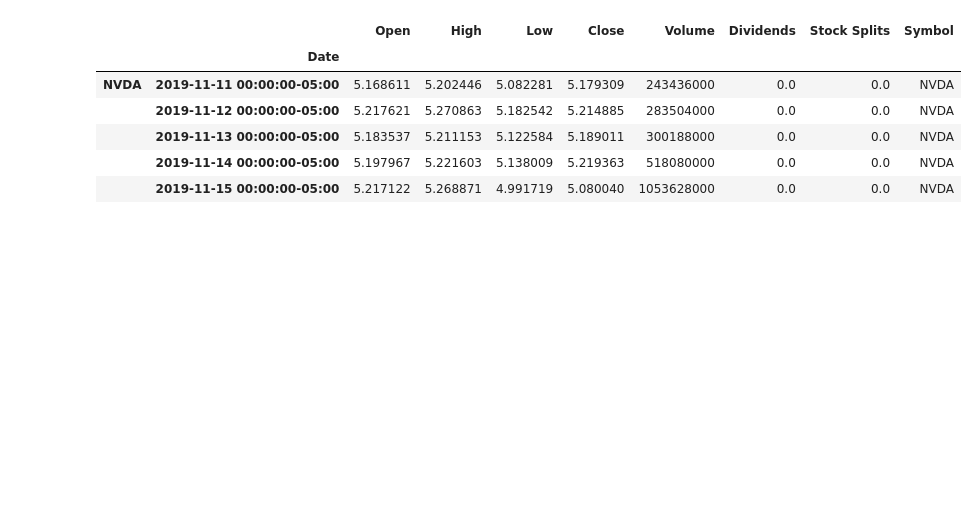
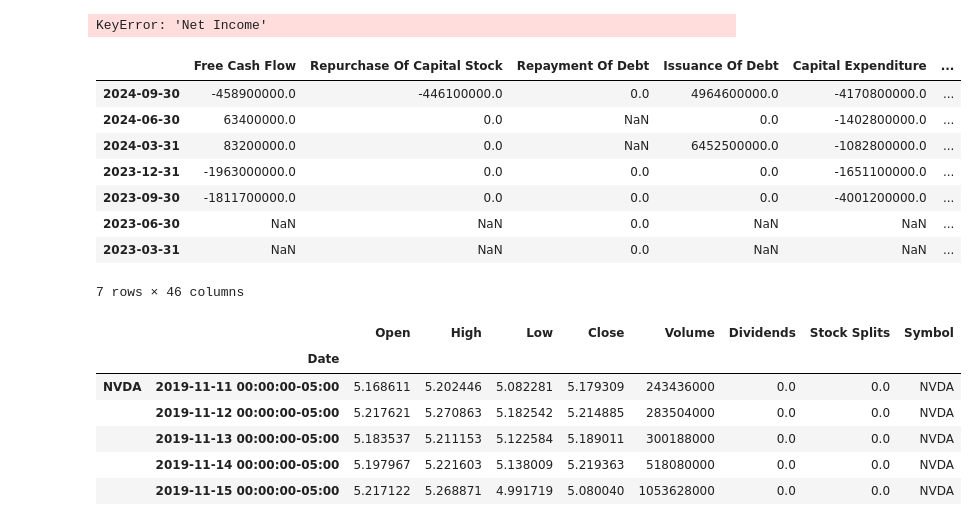
Before and after one commit to veenauppalapati/stock-market-analysis, a Jupyter notebook: stock-market-analysis.ipynb, the cells around one changed output. Drawn from its saved outputs; the diff is of its cells as text; code cells hidden in the pictures; blank space fills up the shorter version.

```diff
--- a/stock-market-analysis.ipynb
+++ b/stock-market-analysis.ipynb
@@ -81,3 +215,19 @@ for ticker in tickers:
+# %%
+balance_data_by_time = financial_data["NVDA"]["balance_sheet"].transpose()
+# %% [output]
+KeyError: 'Net Income'
+# %%
+financial_data["LLY"]["cashflow"].transpose()
+# %% [output]
+|  | Free Cash Flow | Repurchase Of Capital Stock | Repayment Of Debt | Issuance Of Debt | Capital Expenditure | ... |
+| 2024-09-30 | -458900000.0 | -446100000.0 | 0.0 | 4964600000.0 | -4170800000.0 | ... |
+| 2024-06-30 | 63400000.0 | 0.0 | NaN | 0.0 | -1402800000.0 | ... |
+| 2024-03-31 | 83200000.0 | 0.0 | NaN | 6452500000.0 | -1082800000.0 | ... |
+| 2023-12-31 | -1963000000.0 | 0.0 | 0.0 | 0.0 | -1651100000.0 | ... |
+| 2023-09-30 | -1811700000.0 | 0.0 | 0.0 | 0.0 | -4001200000.0 | ... |
+| 2023-06-30 | NaN | NaN | 0.0 | NaN | NaN | ... |
+| 2023-03-31 | NaN | NaN | 0.0 | NaN | NaN | ... |
+7 rows × 46 columns
 # %%
 historical_df = pd.concat(historical_data, axis = 0)
 display(historical_df.head(5))
```
Also changed, not shown: parts of 11 cells of this notebook, 1 other file.
